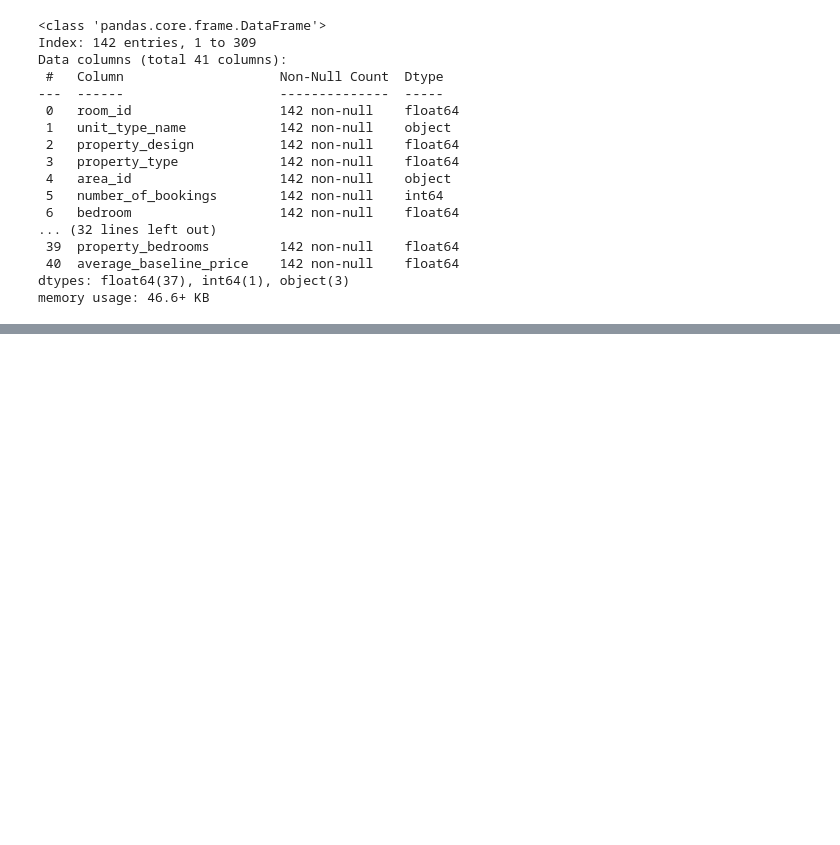
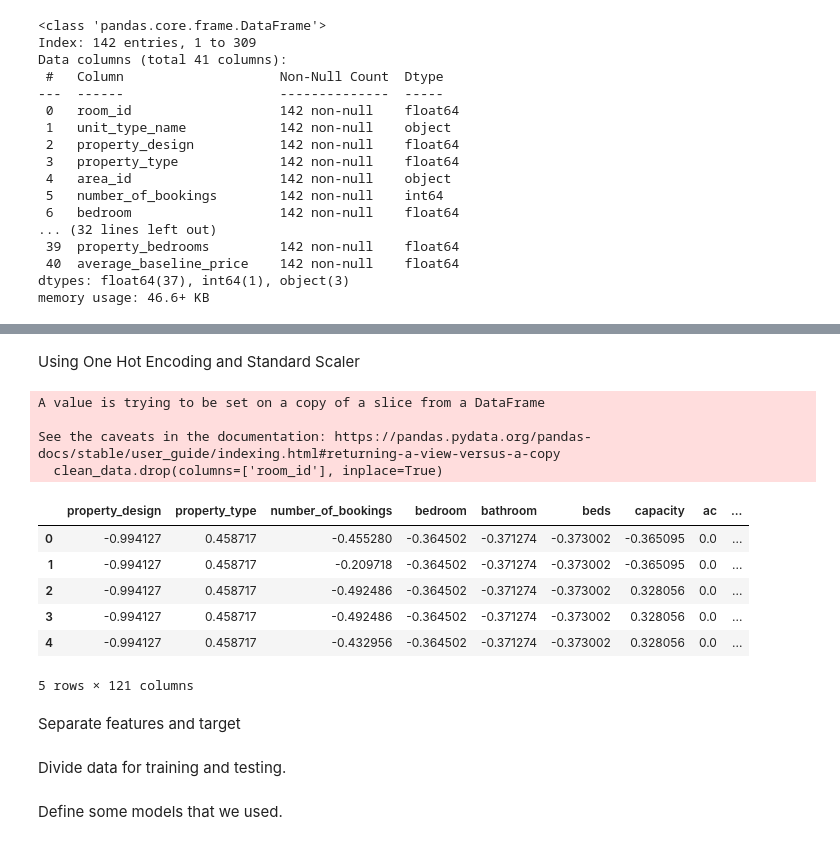
Before and after one commit to tristansuud/c241-rp03-bukitvista-room-pricing-ml, a Jupyter notebook: notebooks/cleaning/Latest/RoomBasePriceCleaning.ipynb, the cells around one changed output, grey strips where cells are left out. Saved outputs shown, nothing was run; the diff lists cells and outputs as text; code cells hidden in the pictures; blank space fills up the shorter version.

```diff
--- a/notebooks/cleaning/Latest/RoomBasePriceCleaning.ipynb
+++ b/notebooks/cleaning/Latest/RoomBasePriceCleaning.ipynb
@@ -115,0 +185,15 @@ clean_data.describe()
+# %%
+clean_data['total_fas'] = df[['ac', 'balcony', 'beachfront', 'breakfast', 'building_staff',
+                             'cable_tv', 'essentials', 'garden', 'gym', 'hair_dryer',
+                             'hanger', 'heating', 'hot_water', 'kitchen', 'linens',
+                             'lock', 'luggage_drop_off', 'parking', 'pool',
+                             'private_entrance', 'shampoo', 'tv', 'washer', 'wifi',
+                             'workspace']].sum(axis=1)
+clean_data['ratio_bedroom_bathroom'] = clean_data['bedroom'] / clean_data['bathroom']
+clean_data['ratio_bedroom_cap'] = clean_data['capacity'] / clean_data['bedroom']
+clean_data['avg_price_distance_to_coast'] = clean_data['average_baseline_price'] / clean_data['distance_to_coastline']
+clean_data['avg_price_distance_to_airport'] = clean_data['average_baseline_price'] / clean_data['area_distance_to_airport']
+clean_data['avg_price_bedroom'] = clean_data['average_baseline_price'] / clean_data['bedroom']
+clean_data['avg_price_beds'] = clean_data['average_baseline_price'] / clean_data['beds']
+clean_data['avg_price_bathroom'] = clean_data['average_baseline_price'] / clean_data['bathroom']
+clean_data['avg_price_total_fas'] = clean_data['average_baseline_price'] / clean_data['total_fas']
@@ -115,0 +202,6 @@ clean_data.describe()
+# %%
+numerical_cols = clean_data.select_dtypes(include=['float64', 'int64']).columns
+z_scores = stats.zscore(clean_data[numerical_cols])
+threshold = 5
+outlier_mask = (abs(z_scores) > threshold).any(axis=1)
+clean_data = clean_data[~outlier_mask]
@@ -115,0 +228,39 @@ clean_data.describe()
+# %% [markdown]
+Using One Hot Encoding and Standard Scaler
+# %%
+clean_data.drop(columns=['room_id'], inplace=True)
+# %% [output]
+A value is trying to be set on a copy of a slice from a DataFrame
+
+See the caveats in the documentation: https://pandas.pydata.org/pandas-docs/stable/user_guide/indexing.html#returning-a-view-versus-a-copy
+  clean_data.drop(columns=['room_id'], inplace=True)
+# %%
+average_baseline_price = clean_data['average_baseline_price']
+clean_data = clean_data.drop(columns=['average_baseline_price'])
+
+categorical_cols = ['unit_type_name', 'area_id']
+numerical_cols = clean_data.select_dtypes(include=['float64', 'int64']).columns
+
+onehot_encoder = OneHotEncoder(sparse_output=False, drop='first')
+categorical_encoded = onehot_encoder.fit_transform(clean_data[categorical_cols])
+
+categorical_encoded_df = pd.DataFrame(categorical_encoded, columns=onehot_encoder.get_feature_names_out(categorical_cols))
+
+scaler = StandardScaler()
+numerical_scaled = scaler.fit_transform(clean_data[numerical_cols])
+
+numerical_scaled_df = pd.DataFrame(numerical_scaled, columns=numerical_cols)
+
+df_final = pd.concat([numerical_scaled_df, categorical_encoded_df, average_baseline_price.reset_index(drop=True)], axis=1)
+
+df_final.head()
+# %% [output]
+|  | property_design | property_type | number_of_bookings | bedroom | bathroom | beds | capacity | ac | ... |
+| 0 | -0.994127 | 0.458717 | -0.455280 | -0.364502 | -0.371274 | -0.373002 | -0.365095 | 0.0 | ... |
+| 1 | -0.994127 | 0.458717 | -0.209718 | -0.364502 | -0.371274 | -0.373002 | -0.365095 | 0.0 | ... |
+| 2 | -0.994127 | 0.458717 | -0.492486 | -0.364502 | -0.371274 | -0.373002 | 0.328056 | 0.0 | ... |
+| 3 | -0.994127 | 0.458717 | -0.492486 | -0.364502 | -0.371274 | -0.373002 | 0.328056 | 0.0 | ... |
+| 4 | -0.994127 | 0.458717 | -0.432956 | -0.364502 | -0.371274 | -0.373002 | 0.328056 | 0.0 | ... |
+5 rows × 121 columns
+# %% [markdown]
+Separate features and target
@@ -115,0 +270,2 @@ clean_data.describe()
+# %% [markdown]
+Divide data for training and testing.
@@ -115,0 +274,2 @@ clean_data.describe()
+# %% [markdown]
+Define some models that we used.
```
Also changed, not shown: parts of 17 cells of this notebook.
